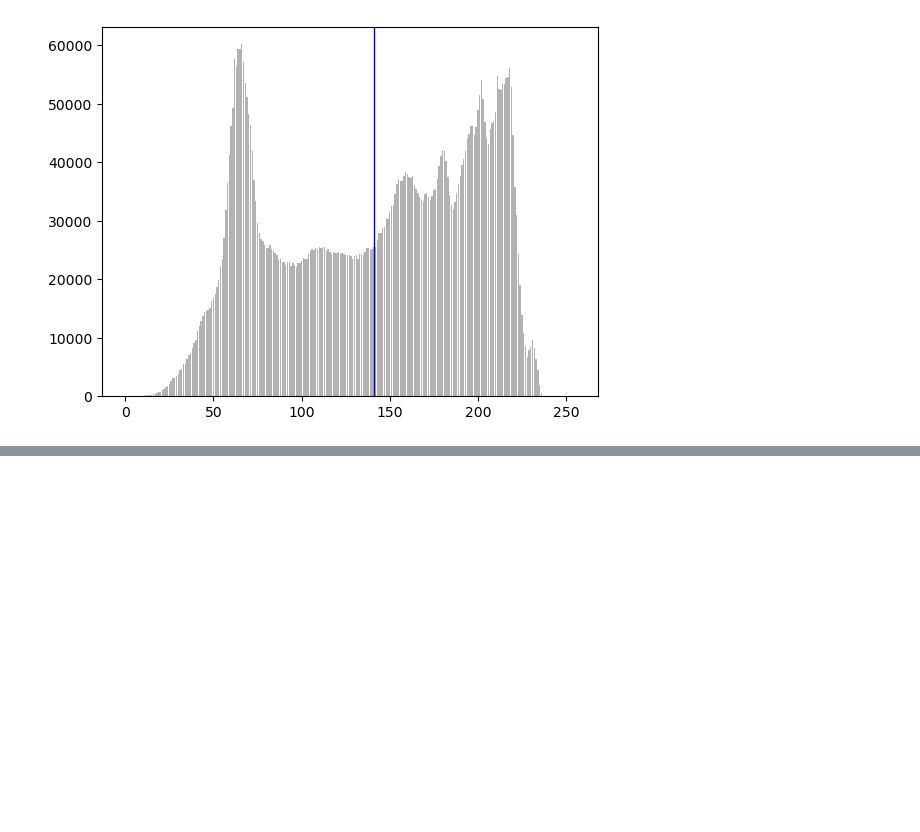
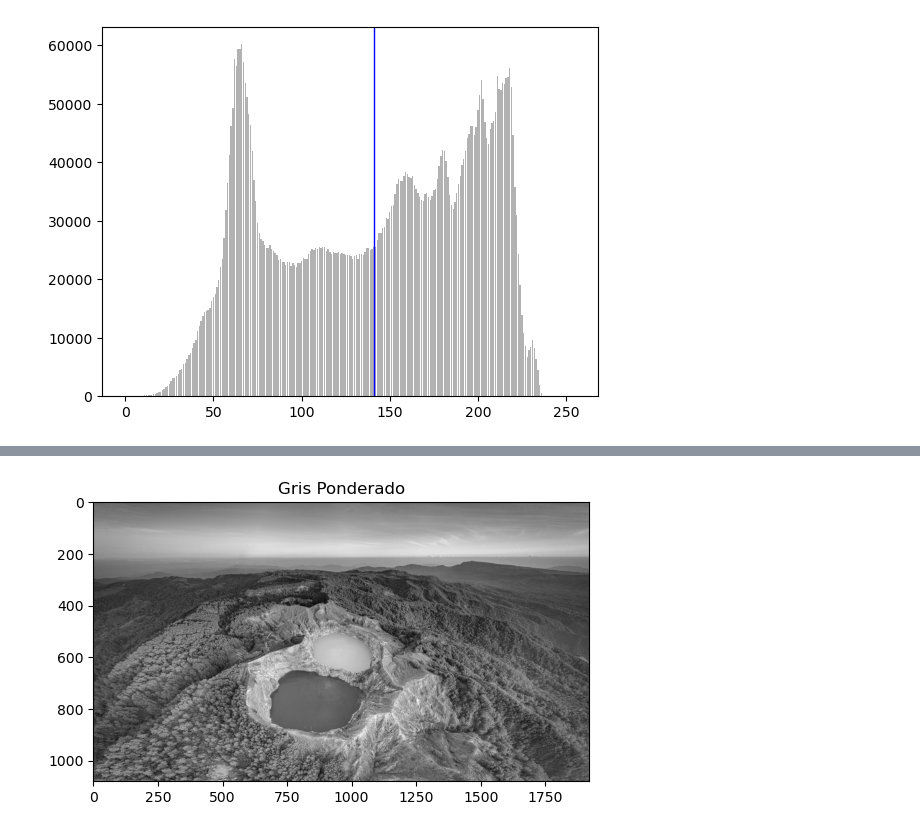
Before and after one commit to egoo16/tm_ir_lab1, a Jupyter notebook: lab1.ipynb, the cells around one changed output, grey strips where cells are left out. Drawn from its saved outputs; the diff is of its cells as text; code cells hidden in the pictures; blank space fills up the shorter version.

```diff
--- a/lab1.ipynb
+++ b/lab1.ipynb
@@ -259,0 +263,38 @@ imgToHistogramas("img3")
+# %%
+def ImageToGrayPonderado(nameImage):
+
+    img_objetivo = None
+
+    if nameImage == "img1":
+        img_objetivo = img1
+    elif nameImage == "img2":
+        img_objetivo = img2
+    elif nameImage == "img3":
+        img_objetivo = img3
+    else:
+        print("Nombre de imagen inválido")
+        return
+
+    alto_g = img_objetivo.shape[0]
+    anchor_g = img_objetivo.shape[1]
+
+    gris_ponderado = np.zeros((alto_g, anchor_g, 1))
+
+    for i in range(0, alto_g):
+        for j in range(0, anchor_g):
+            pixel = img_objetivo[i, j]
+
+            blue = pixel[2]
+            green = pixel[1]
+            red = pixel[0]
+
+            gris_ponderado[i, j] = int(0.2126*red + 0.7152*green + 0.0722*blue)
+    return gris_ponderado
+# %%
+img_ponderado = ImageToGrayPonderado("img2")
+# %%
+plt.imshow(img_ponderado, cmap="gray")
+plt.title("Gris Ponderado")
+plt.show()
+# %% [output]
+[figure, added]
```
Also changed, not shown: parts of 2 cells of this notebook.
